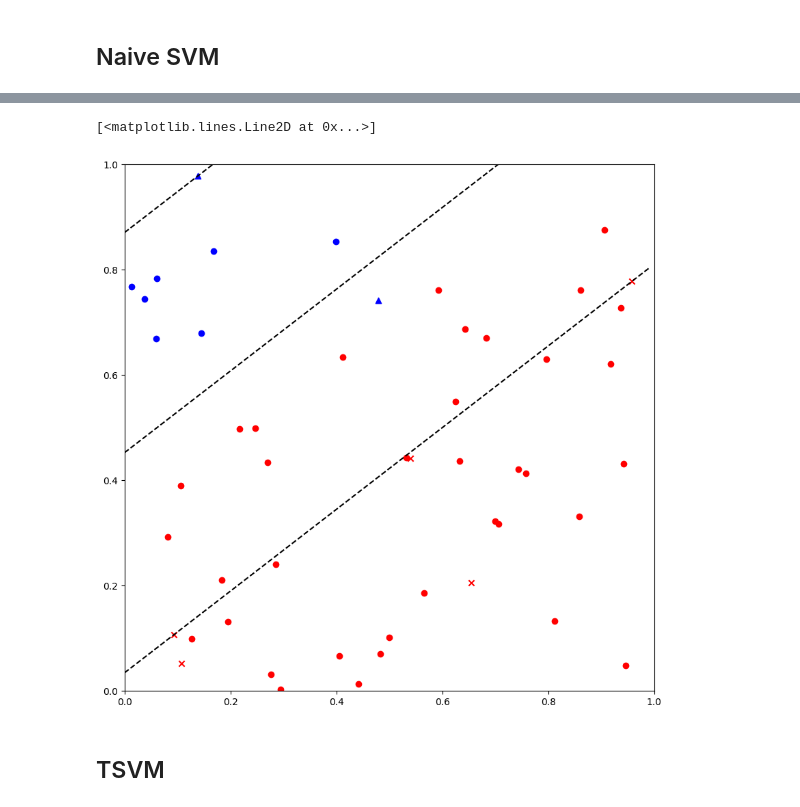
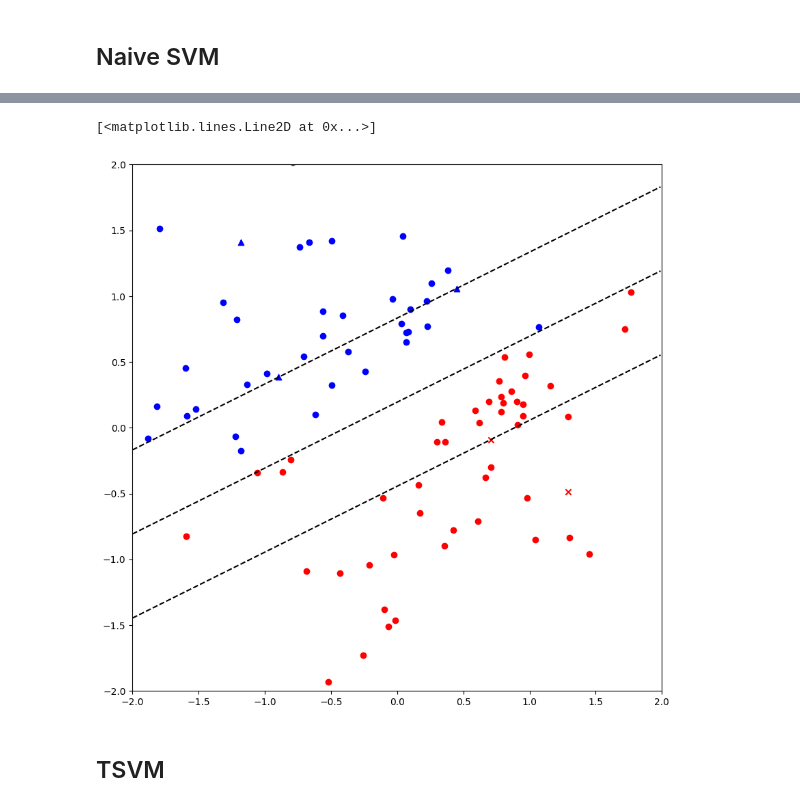
Before and after one commit to pikasean/ma4270, a Jupyter notebook: notebooks/TSVM.ipynb, the cells around one changed output, grey strips where cells are left out. Drawn from its saved outputs; the diff is of its cells as text; code cells hidden in the pictures.

Commit message:
Update data generation

```diff
--- a/notebooks/TSVM.ipynb
+++ b/notebooks/TSVM.ipynb
@@ -7,25 +7,25 @@ from sklearn import svm
 from sklearn.model_selection import train_test_split
 from math import tanh
 # %%
-seed = 2022
+seed = 6549
 random.seed(seed)
 
 d = 2
-n = 50
+n = 100
 
 x_mat = [[0,0] for i in range(n)]
 y_vec = [0 for i in range(n)]
 
-separable = 0 # Set to 1 for separable data
+separable = 1 # Set to 1 for separable data
 n_wrong = 5 # In the non-separable case, this is the number of points whose labels are changed
 # %%
 theta = [1, -1]
 theta0 = 0.1
 
 for t in range(n):
-    x = [random.uniform(0,1), random.uniform(0,1)]
+    x = [random.gauss(0,1), random.gauss(0,1)]
     val = sum([a*b for a,b in zip(x, theta)]) + theta0
-    while abs(tanh(val)) < random.uniform(0,0.1):
+    while abs(tanh(val)) < random.uniform(0.3,0.5):
         x = [random.uniform(0,1), random.uniform(0,1)]
         val = sum([a*b for a,b in zip(x, theta)]) + theta0
     if val > 0:
@@ -53,4 +54,4 @@ for t, point in enumerate(x_mat):
 # %%
-x_train, x_test, y_train, y_test = train_test_split(x_mat, y_vec, test_size = 0.85, random_state = seed)
+x_train, x_test, y_train, y_test = train_test_split(x_mat, y_vec, test_size = 0.95, random_state = seed)
 # %%
 fig, ax = plt.subplots(figsize=(10,10))
@@ -80,32 +81,32 @@ LinearSVC(C=10, loss='hinge', random_state=2022)
 y_naive_pred = clf.predict(x_test)
 # %%
 fig, ax = plt.subplots(figsize=(10,10))
-plt.xlim([0,1])
-plt.ylim([0,1])
+plt.xlim([-2,2])
+plt.ylim([-2,2])
 for t, point in enumerate(x_train):
     if y_train[t] == 1:
         plt.scatter(point[0],point[1], color = "r", marker = "x")
     elif y_train[t] == -1:
         plt.scatter(point[0],point[1], color = "b", marker = "^")
 for t, point in enumerate(x_test):
     if y_naive_pred[t] == 1:
         plt.scatter(point[0],point[1], color = "r", marker = "o")
     elif y_naive_pred[t] == -1:
         plt.scatter(point[0],point[1], color = "b", marker = "o")
 
 theta_hat = list(clf.coef_[0])
 theta0_hat = clf.intercept_[0]
-x1s = [i/100 for i in range(100)]
+x1s = [i/100 for i in range(-200,200)]
 y1s = [-(x1*theta_hat[0]+theta0_hat)/theta_hat[1] for x1 in x1s]
 y2s = [(1-x1*theta_hat[0]-theta0_hat)/theta_hat[1] for x1 in x1s]
 y3s = [(-1-x1*theta_hat[0]-theta0_hat)/theta_hat[1] for x1 in x1s]
 
 plt.plot(x1s, y1s, linestyle='--', color = 'k')
 plt.plot(x1s, y2s, linestyle='--', color = 'k')
 plt.plot(x1s, y3s, linestyle='--', color = 'k')
 # %% [output]
 [<matplotlib.lines.Line2D at 0x...>]
-[figure, old version]
+[figure, new version]
 # %% [markdown]
 ## TSVM
 # %%
```
Also changed, not shown: parts of 6 cells of this notebook.
